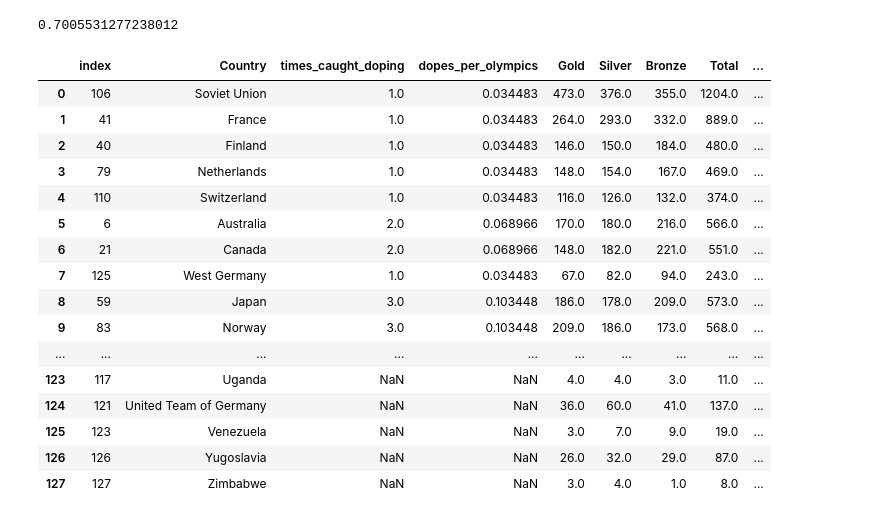
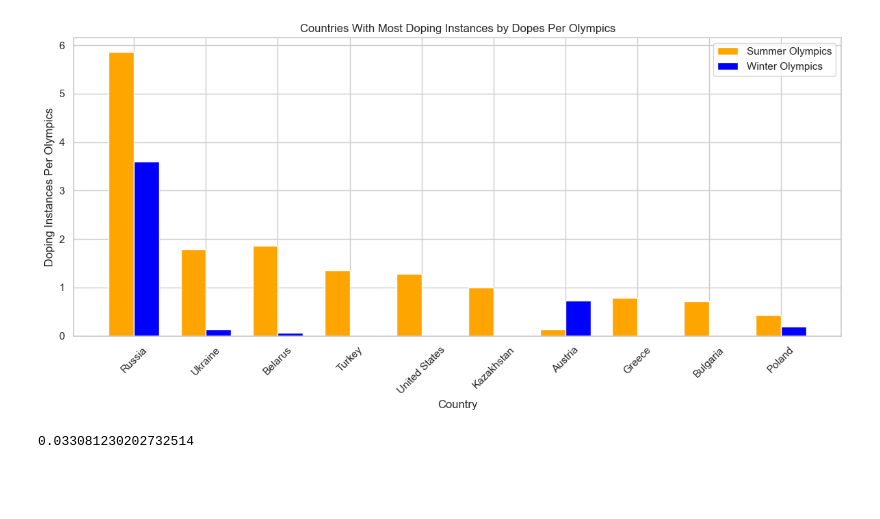
Before and after one commit to stocktonsmith/cs5830_project3, a Jupyter notebook: project3.ipynb, the cells around one changed output. Saved outputs shown, nothing was run; the diff lists cells and outputs as text; code cells hidden in the pictures; blank space fills up the shorter version.

```diff
--- a/project3.ipynb
+++ b/project3.ipynb
@@ -60,6 +47,0 @@ country_dope_counts['dopes_per_olympics'] = country_dope_counts['times_caught_do
-# %%
-# Perform t-test
-t_statistic, p_value = ttest_ind(summer_dope_df['dopes_per_olympics'], winter_dope_df['dopes_per_olympics'])
-print(p_value)
-# %% [output]
-0.7005531277238012
@@ -66,4 +65,33 @@ print(p_value)
+# %%
+# Only show most notable data
+top_ten_cheaters = country_dope_counts.head(10)
+positions = np.arange(len(top_ten_cheaters))
+
+# Doping Instaces Per Olympics bar graph
+bar_width = 0.35
+plt.figure(figsize=(12, 6))
+plt.bar(positions - bar_width/2, top_ten_cheaters['dopes_per_summer_olympics'], bar_width, color='orange', label='Summer Olympics')
+plt.bar(positions + bar_width/2, top_ten_cheaters['dopes_per_winter_olympics'], bar_width, color='blue', label='Winter Olympics')
+plt.xticks(positions, top_ten_cheaters['Country'], rotation=45)
+plt.xlabel('Country')
+plt.ylabel('Doping Instances Per Olympics')
+plt.legend()
+plt.title('Countries With Most Doping Instances by Dopes Per Olympics')
+plt.tight_layout()
+plt.show()
+
+# Since half the countries only participate in Summer Olympics, the t-test should only be run on data from countries that do both
+both_season_dopers = country_dope_counts[(country_dope_counts['dopes_per_summer_olympics'] > 0) & (country_dope_counts['dopes_per_winter_olympics'] > 0)]
+both_season_dopers = both_season_dopers.sort_values(by='dopes_per_olympics', ascending=False)
+
+# Significant p-value found: Doping seems to occur more in Summer olympics vs Winter olympics
+t_stat, p_value = ttest_rel(both_season_dopers['dopes_per_summer_olympics'], both_season_dopers['dopes_per_winter_olympics'])
+print(p_value)
+# %% [output]
+[figure, added]
+0.033081230202732514
 # %%
+# Same as first web scrape, but we are now getting data on medals per country
 response_medals = requests.get('https://en.wikipedia.org/wiki/All-time_Olympic_Games_medal_table')
 
 if response_medals.status_code == 200:
@@ -87,34 +115,3 @@ if response_medals.status_code == 200:
                 }
 else:
     print("Failed to retrieve the webpage.")
-
-# Merge doping data with medal data
-country_medals_df = pd.DataFrame(country_medals).T.reset_index()
-country_medals_df.columns = ['Country', 'Gold', 'Silver', 'Bronze', 'Total']
-all_data = pd.merge(country_dope_counts, country_medals_df, on='Country', how='outer')
-all_data['medals_per_doper'] = all_data['Total'] / all_data['times_caught_doping']
-all_data = all_data.sort_values(by='medals_per_doper', ascending=False).reset_index()
-display(all_data)
-
-# Medals v Dopes
-# Unpunished Countries
-
-# Summer vs winter t-test
-# %% [output]
-|  | index | Country | times_caught_doping | dopes_per_olympics | Gold | Silver | Bronze | Total | ... |
-| 0 | 106 | Soviet Union | 1.0 | 0.034483 | 473.0 | 376.0 | 355.0 | 1204.0 | ... |
-| 1 | 41 | France | 1.0 | 0.034483 | 264.0 | 293.0 | 332.0 | 889.0 | ... |
-| 2 | 40 | Finland | 1.0 | 0.034483 | 146.0 | 150.0 | 184.0 | 480.0 | ... |
-| 3 | 79 | Netherlands | 1.0 | 0.034483 | 148.0 | 154.0 | 167.0 | 469.0 | ... |
-| 4 | 110 | Switzerland | 1.0 | 0.034483 | 116.0 | 126.0 | 132.0 | 374.0 | ... |
-| 5 | 6 | Australia | 2.0 | 0.068966 | 170.0 | 180.0 | 216.0 | 566.0 | ... |
-| 6 | 21 | Canada | 2.0 | 0.068966 | 148.0 | 182.0 | 221.0 | 551.0 | ... |
-| 7 | 125 | West Germany | 1.0 | 0.034483 | 67.0 | 82.0 | 94.0 | 243.0 | ... |
-| 8 | 59 | Japan | 3.0 | 0.103448 | 186.0 | 178.0 | 209.0 | 573.0 | ... |
-| 9 | 83 | Norway | 3.0 | 0.103448 | 209.0 | 186.0 | 173.0 | 568.0 | ... |
-| ... | ... | ... | ... | ... | ... | ... | ... | ... | ... |
-| 123 | 117 | Uganda | NaN | NaN | 4.0 | 4.0 | 3.0 | 11.0 | ... |
-| 124 | 121 | United Team of Germany | NaN | NaN | 36.0 | 60.0 | 41.0 | 137.0 | ... |
-| 125 | 123 | Venezuela | NaN | NaN | 3.0 | 7.0 | 9.0 | 19.0 | ... |
-| 126 | 126 | Yugoslavia | NaN | NaN | 26.0 | 32.0 | 29.0 | 87.0 | ... |
-| 127 | 127 | Zimbabwe | NaN | NaN | 3.0 | 4.0 | 1.0 | 8.0 | ... |
```
Also changed, not shown: parts of 7 cells of this notebook.
